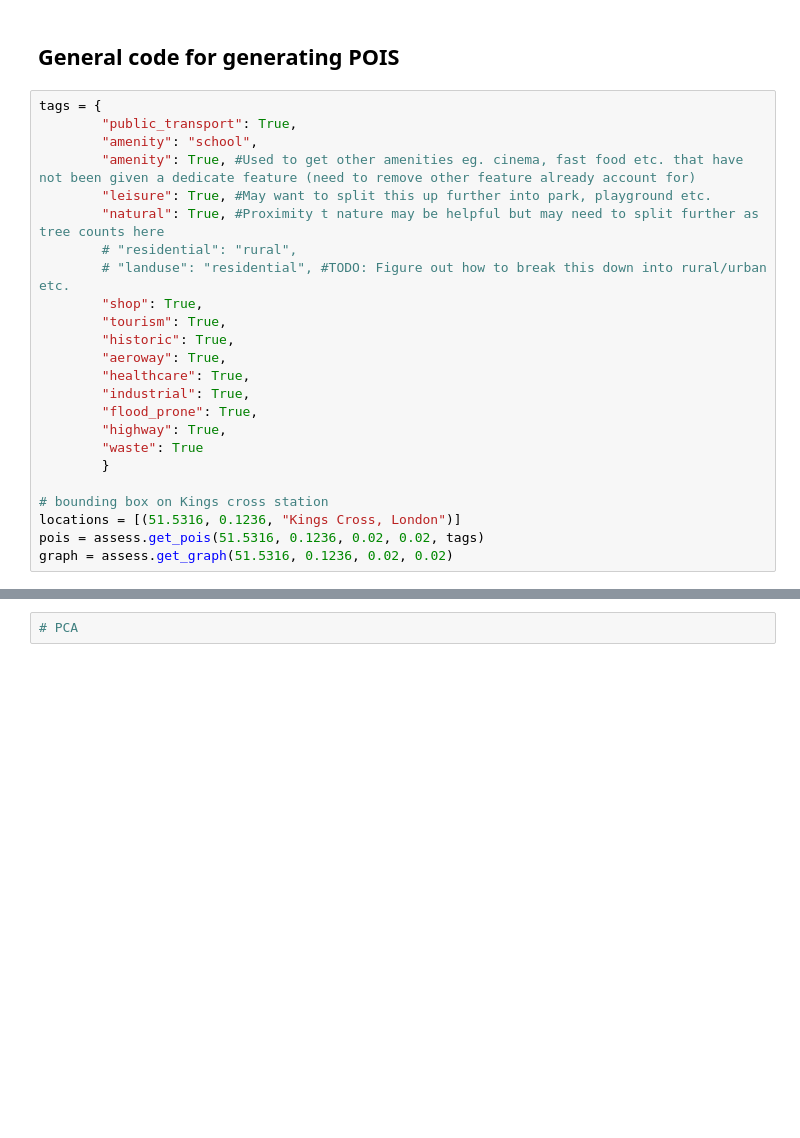
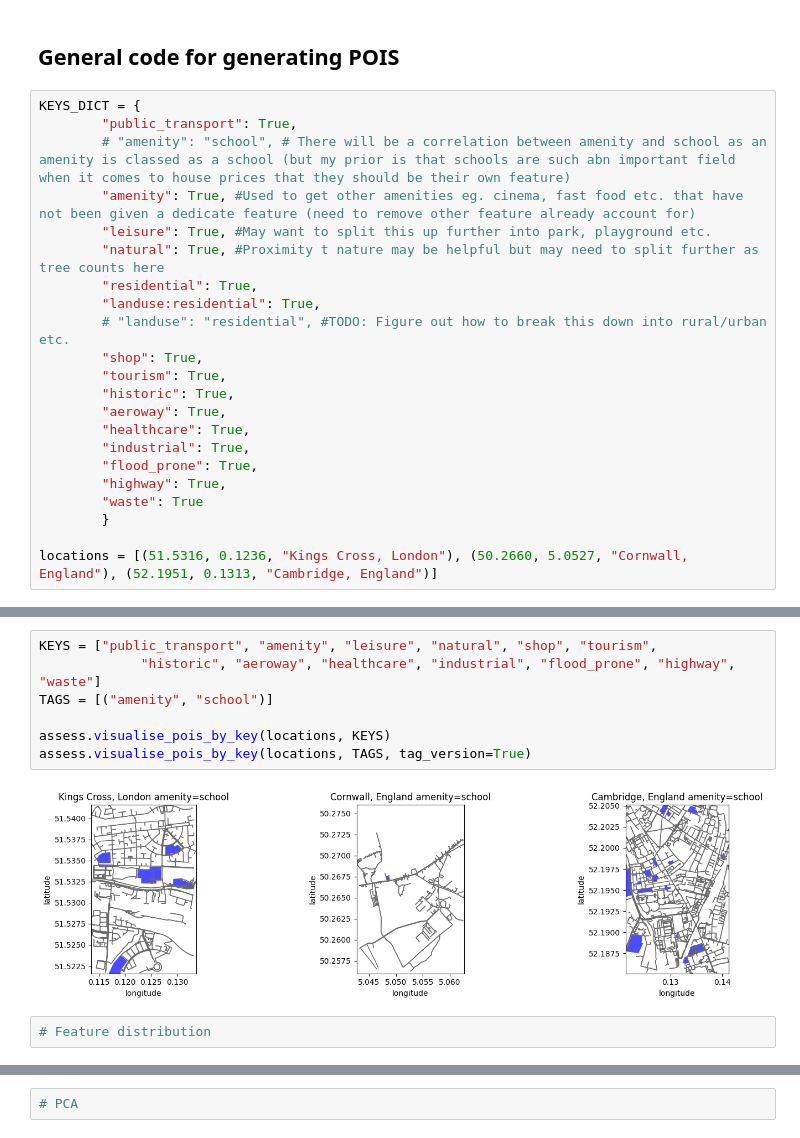
Before and after one commit to Isaac-d22/ADS_final_assign, a Jupyter notebook: notebooks/ADS_Report_2268A.ipynb, the cells around one changed output, grey strips where cells are left out. Cells and saved outputs as stored; diff of their text form; blank space fills up the shorter version.

```diff
--- a/notebooks/ADS_Report_2268A.ipynb
+++ b/notebooks/ADS_Report_2268A.ipynb
@@ -464,13 +484,14 @@ import matplotlib.pyplot as plt
 # %% [markdown]
 ## General code for generating POIS
 # %%
-tags = {
+KEYS_DICT = {
         "public_transport": True,
-        "amenity": "school",
+        # "amenity": "school", # There will be a correlation between amenity and school as an amenity is classed as a school (but my prior is that schools are such abn important field when it comes to house prices that they should be their own feature)
         "amenity": True, #Used to get other amenities eg. cinema, fast food etc. that have not been given a dedicate feature (need to remove other feature already account for)
         "leisure": True, #May want to split this up further into park, playground etc.
         "natural": True, #Proximity t nature may be helpful but may need to split further as tree counts here
-        # "residential": "rural",
+        "residential": True,
+        "landuse:residential": True,
         # "landuse": "residential", #TODO: Figure out how to break this down into rural/urban etc.
         "shop": True,
         "tourism": True,
@@ -483,7 +504,4 @@ tags = {
         "waste": True
         }
 
-# bounding box on Kings cross station
-locations = [(51.5316, 0.1236, "Kings Cross, London")]
-pois = assess.get_pois(51.5316, 0.1236, 0.02, 0.02, tags)
-graph = assess.get_graph(51.5316, 0.1236, 0.02, 0.02)
+locations = [(51.5316, 0.1236, "Kings Cross, London"), (50.2660, 5.0527, "Cornwall, England"), (52.1951, 0.1313, "Cambridge, England")]
@@ -537,0 +508,11 @@ for i in range(len(tags)):
+# %%
+KEYS = ["public_transport", "amenity", "leisure", "natural", "shop", "tourism",
+             "historic", "aeroway", "healthcare", "industrial", "flood_prone", "highway", "waste"]
+TAGS = [("amenity", "school")]
+
+assess.visualise_pois_by_key(locations, KEYS)
+assess.visualise_pois_by_key(locations, TAGS, tag_version=True)
+# %% [output]
+[figure, added]
+# %%
+# Feature distribution
```
Also changed, not shown: parts of 9 cells of this notebook, 3 other files.
